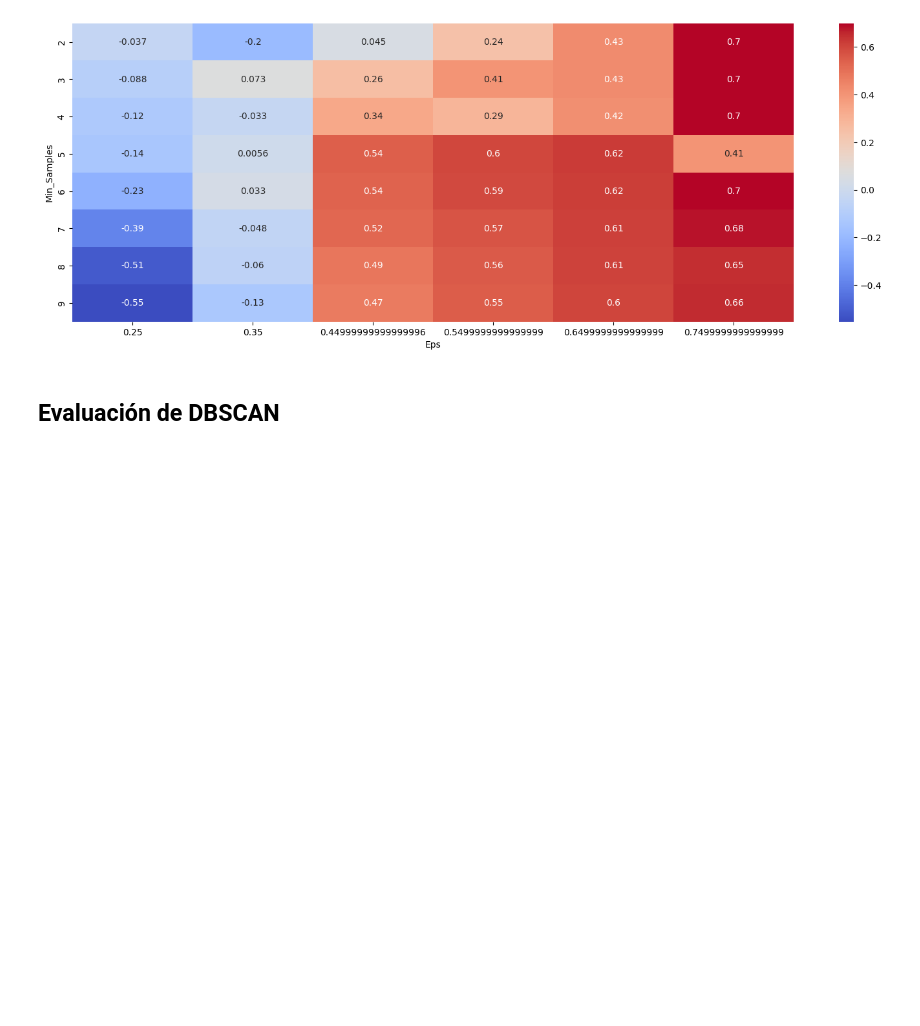
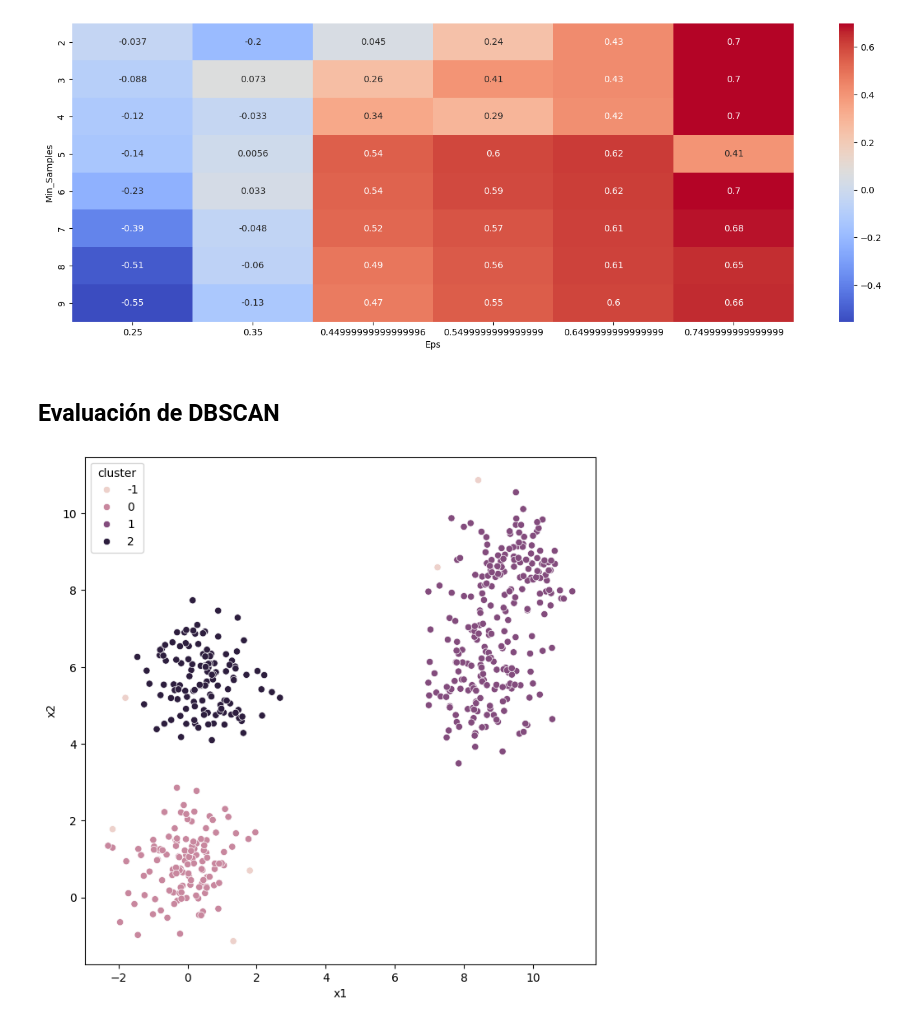
Before and after one commit to electrojam/Curso-de-Clustering-con-Python-y-scikit-learn, a Jupyter notebook: dbscan.ipynb, the cells around one changed output. Saved outputs shown, nothing was run; the diff lists cells and outputs as text; code cells hidden in the pictures; blank space fills up the shorter version.

Commit message:
Evaluando resultados de DBSCAN

```diff
--- a/dbscan.ipynb
+++ b/dbscan.ipynb
@@ -229,3 +229,18 @@ plt.show()
 [figure]
 # %% [markdown]
 ## Evaluación de DBSCAN
+# %%
+# Ejecutamos DBSCAN nuevamente pero utilizando hiperparámetros hallados eps y min_samples
+
+# definimos objeto con función DBSCAN
+dbscan_cluster = DBSCAN(eps=0.75, min_samples=6)
+y_predict = dbscan_cluster.fit_predict(X)
+df_blobs['cluster'] = y_predict
+# %%
+#  graficamos resultados
+fig = plt.figure(figsize=(8,8))
+sns.scatterplot(data=df_blobs, x='x1', y='x2', hue='cluster')
+plt.plot()
+plt.show()
+# %% [output]
+[figure, added]
```
Also changed, not shown: parts of 1 cell of this notebook.
